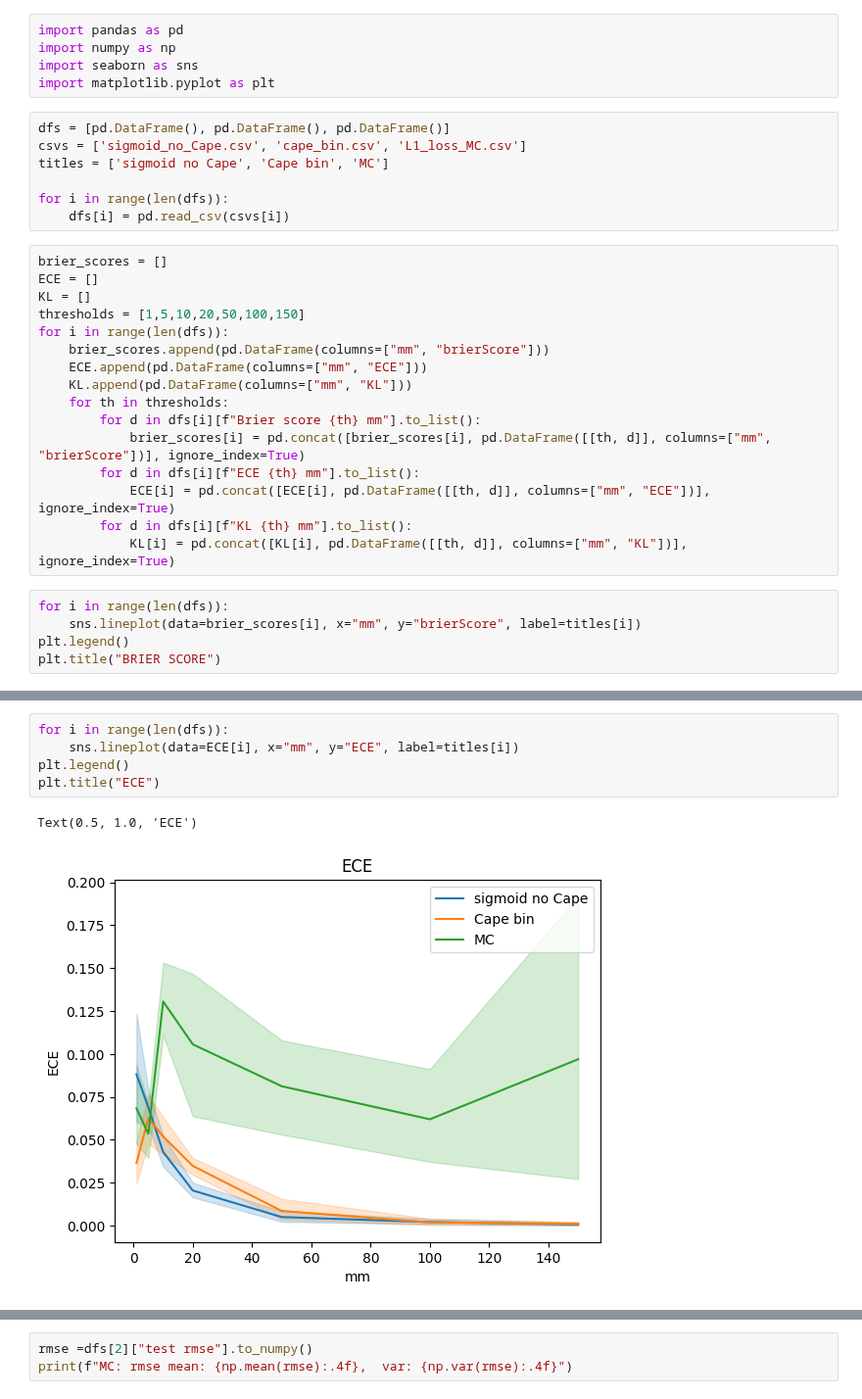
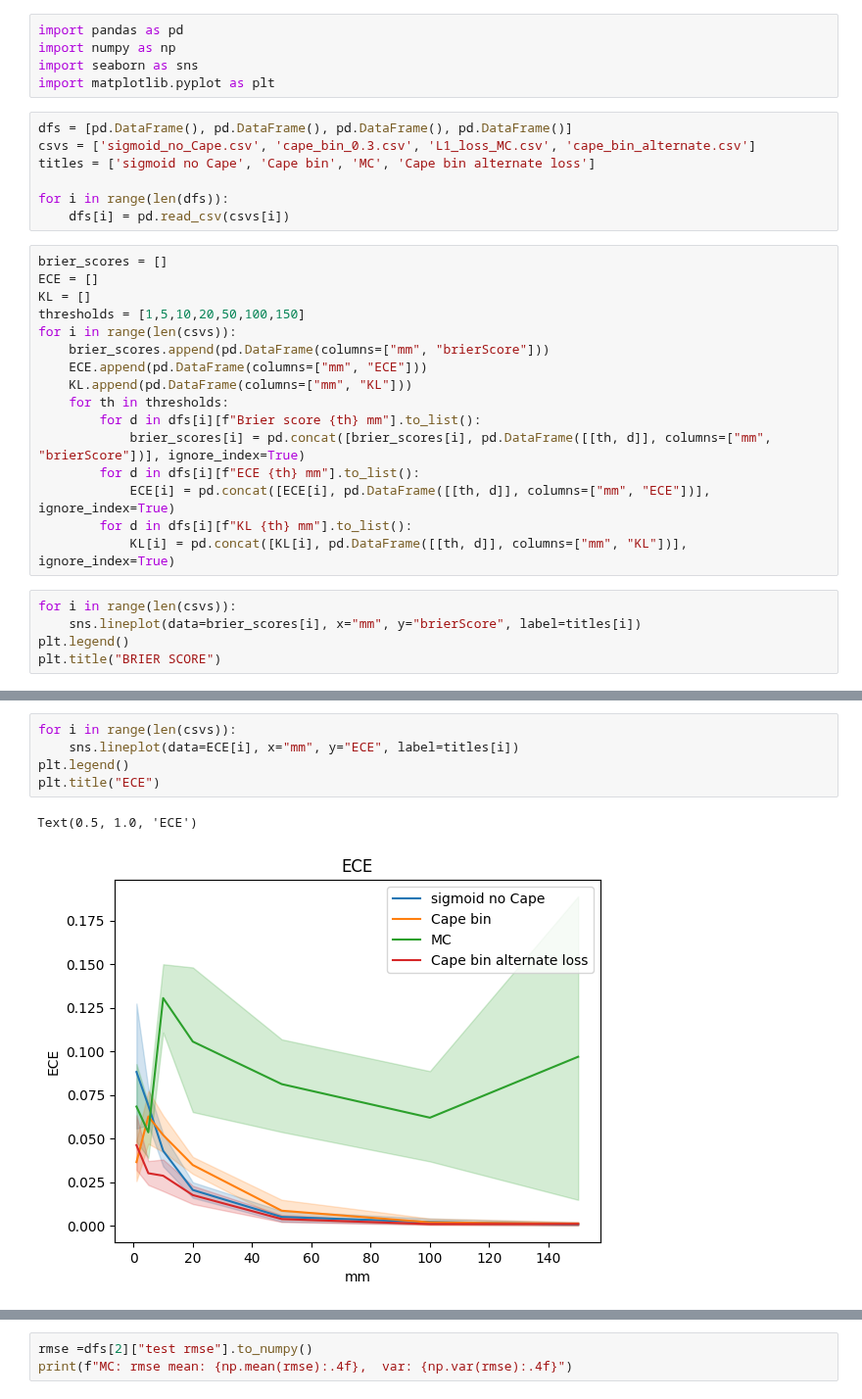
Before and after one commit to simone7monaco/rainfall-prediction, a Jupyter notebook: notebooks/plot.ipynb, the cells around one changed output, grey strips where cells are left out. Shown at 98% size. Cells and saved outputs as stored; diff of their text form.

Commit message:
cape sum

```diff
--- a/notebooks/plot.ipynb
+++ b/notebooks/plot.ipynb
@@ -4,9 +4,9 @@ import numpy as np
 import seaborn as sns
 import matplotlib.pyplot as plt
 # %%
-dfs = [pd.DataFrame(), pd.DataFrame(), pd.DataFrame()]
-csvs = ['sigmoid_no_Cape.csv', 'cape_bin.csv', 'L1_loss_MC.csv']
-titles = ['sigmoid no Cape', 'Cape bin', 'MC']
+dfs = [pd.DataFrame(), pd.DataFrame(), pd.DataFrame(), pd.DataFrame()]
+csvs = ['sigmoid_no_Cape.csv', 'cape_bin_0.3.csv', 'L1_loss_MC.csv', 'cape_bin_alternate.csv']
+titles = ['sigmoid no Cape', 'Cape bin', 'MC', 'Cape bin alternate loss']
 
 for i in range(len(dfs)):
 	dfs[i] = pd.read_csv(csvs[i])
@@ -15,7 +15,7 @@ brier_scores = []
 ECE = []
 KL = []
 thresholds = [1,5,10,20,50,100,150]
-for i in range(len(dfs)):
+for i in range(len(csvs)):
     brier_scores.append(pd.DataFrame(columns=["mm", "brierScore"]))
     ECE.append(pd.DataFrame(columns=["mm", "ECE"]))
     KL.append(pd.DataFrame(columns=["mm", "KL"]))
@@ -27,7 +27,7 @@ for i in range(len(dfs)):
         for d in dfs[i][f"KL {th} mm"].to_list():
             KL[i] = pd.concat([KL[i], pd.DataFrame([[th, d]], columns=["mm", "KL"])], ignore_index=True)
 # %%
-for i in range(len(dfs)):
+for i in range(len(csvs)):
 	sns.lineplot(data=brier_scores[i], x="mm", y="brierScore", label=titles[i])
 plt.legend()
 plt.title("BRIER SCORE")
@@ -37,9 +37,9 @@ Text(0.5, 1.0, 'BRIER SCORE')
 # %%
-for i in range(len(dfs)):
+for i in range(len(csvs)):
 	sns.lineplot(data=ECE[i], x="mm", y="ECE", label=titles[i])
 plt.legend()
 plt.title("ECE")
 # %% [output]
 Text(0.5, 1.0, 'ECE')
-[figure, old version]
+[figure, new version]
 # %%
```
Also changed, not shown: parts of 2 cells of this notebook, 3 other files.
